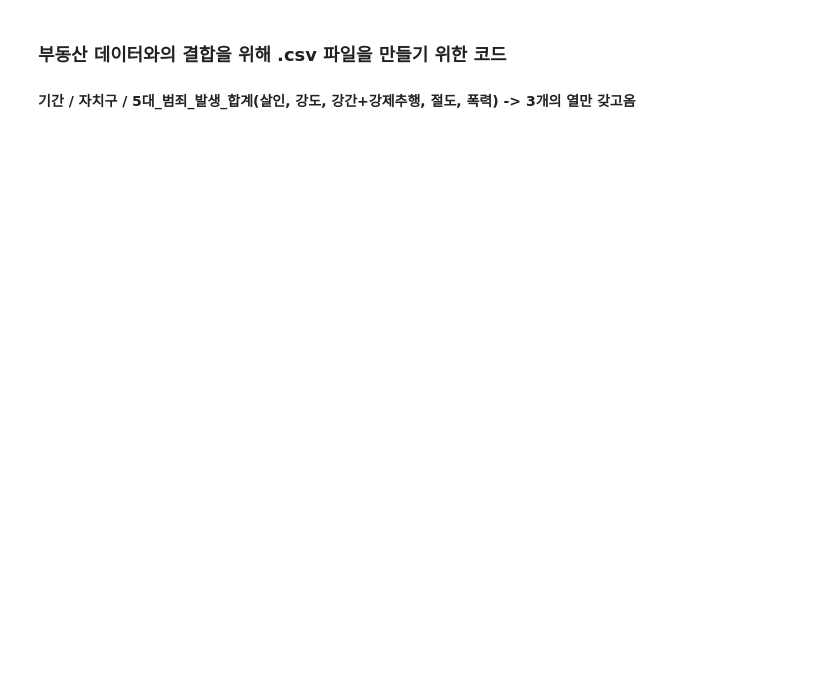
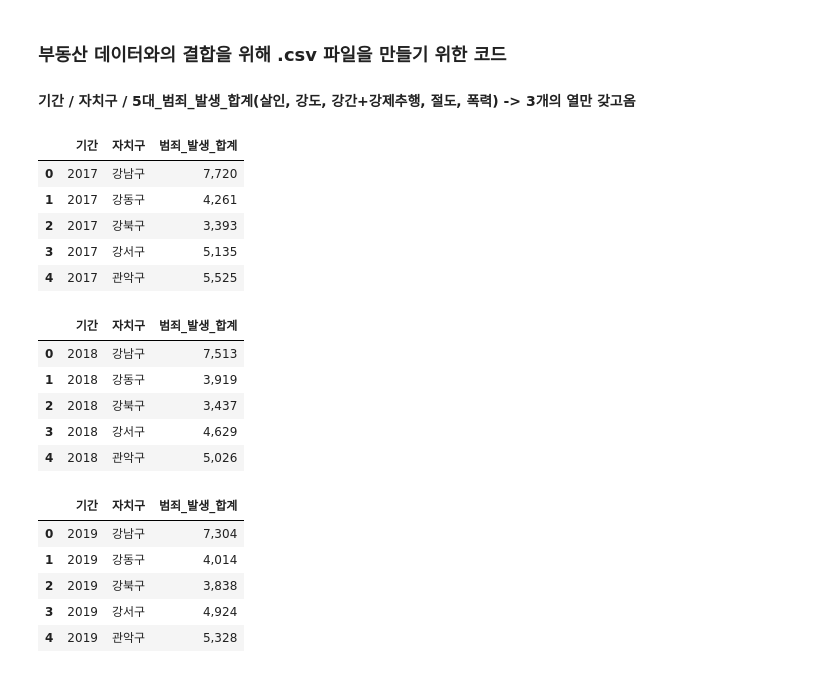
Before and after one commit to laits1/TIL, a Jupyter notebook: project/1)data분석 프로젝트/00_서울특별시 5대 범죄 발생건수 (모두 포함) (장건희).ipynb, the cells around one changed output. Drawn from its saved outputs; the diff is of its cells as text; code cells hidden in the pictures; blank space fills up the shorter version.

```diff
--- a/project/1)data분석 프로젝트/00_서울특별시 5대 범죄 발생건수 (모두 포함) (장건희).ipynb
+++ b/project/1)data분석 프로젝트/00_서울특별시 5대 범죄 발생건수 (모두 포함) (장건희).ipynb
@@ -334,10 +334,33 @@ crime_fin_2018.sort_values(by="자치구", ascending=True, inplace=True)
 crime_fin_2018.reset_index(drop=True,inplace=True)
 crime_fin_2018.rename(columns={'합계_발생' : '범죄_발생_합계',}, inplace=True)
 # %%
-crime_fin_2019 = crime_2017.loc[:,['기간','자치구','합계_발생']]
+crime_fin_2019 = crime_2019.loc[:,['기간','자치구','합계_발생']]
 crime_fin_2019.sort_values(by="자치구", ascending=True, inplace=True)
 crime_fin_2019.reset_index(drop=True,inplace=True)
 crime_fin_2019.rename(columns={'합계_발생' : '범죄_발생_합계',}, inplace=True)
+# %%
+crime_fin_2017.head()
+crime_fin_2018.head()
+crime_fin_2019.head()
+# %% [output]
+|  | 기간 | 자치구 | 범죄_발생_합계 |
+| 0 | 2017 | 강남구 | 7,720 |
+| 1 | 2017 | 강동구 | 4,261 |
+| 2 | 2017 | 강북구 | 3,393 |
+| 3 | 2017 | 강서구 | 5,135 |
+| 4 | 2017 | 관악구 | 5,525 |
+|  | 기간 | 자치구 | 범죄_발생_합계 |
+| 0 | 2018 | 강남구 | 7,513 |
+| 1 | 2018 | 강동구 | 3,919 |
+| 2 | 2018 | 강북구 | 3,437 |
+| 3 | 2018 | 강서구 | 4,629 |
+| 4 | 2018 | 관악구 | 5,026 |
+|  | 기간 | 자치구 | 범죄_발생_합계 |
+| 0 | 2019 | 강남구 | 7,304 |
+| 1 | 2019 | 강동구 | 4,014 |
+| 2 | 2019 | 강북구 | 3,838 |
+| 3 | 2019 | 강서구 | 4,924 |
+| 4 | 2019 | 관악구 | 5,328 |
 # %%
 crime_fin_2017.to_csv("./fin_data/서울시_5대_범죄_발생건수(2017)_최종.csv", index = False)
 crime_fin_2018.to_csv("./fin_data/서울시_5대_범죄_발생건수(2018)_최종.csv", index = False)
```
Also changed, not shown: parts of 3 cells of this notebook, 12 other files.
